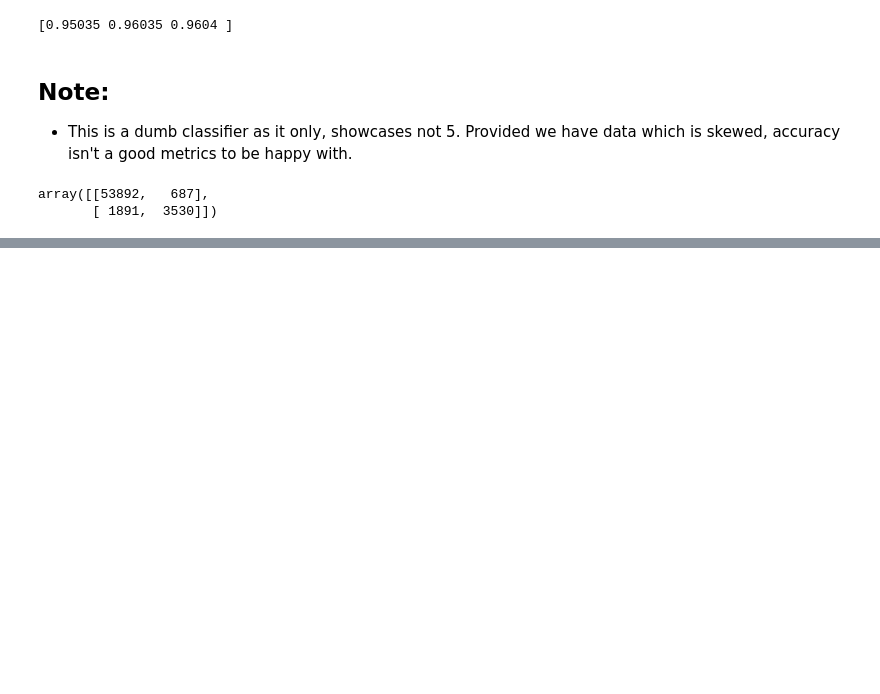
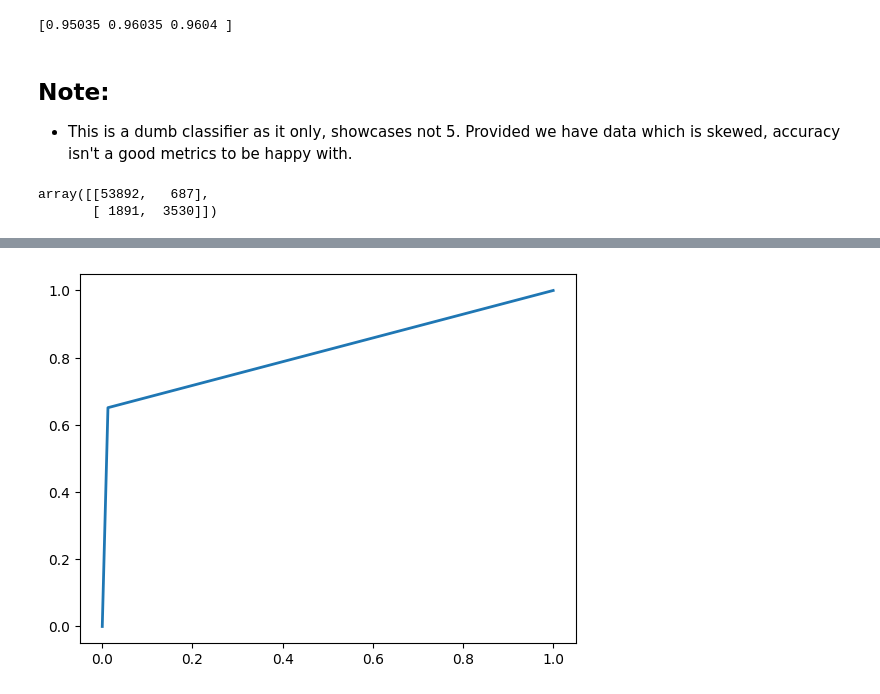
Before and after one commit to rishi-wqd190004/review_data_science_2025, a Jupyter notebook: ml/03_classification/01.1_classification.ipynb, the cells around one changed output, grey strips where cells are left out. Cells and saved outputs as stored; diff of their text form; code cells hidden in the pictures; blank space fills up the shorter version.

```diff
--- a/ml/03_classification/01.1_classification.ipynb
+++ b/ml/03_classification/01.1_classification.ipynb
@@ -92,0 +121,8 @@ array([[53892,   687],
+# %%
+# ROC Curve
+fpr, tpr, thresh = roc_curve(y_train, y_train_pred)
+
+plt.plot(fpr, tpr, linewidth=2)
+plt.show()
+# %% [output]
+[figure, added]
```
Also changed, not shown: parts of 10 cells of this notebook.
